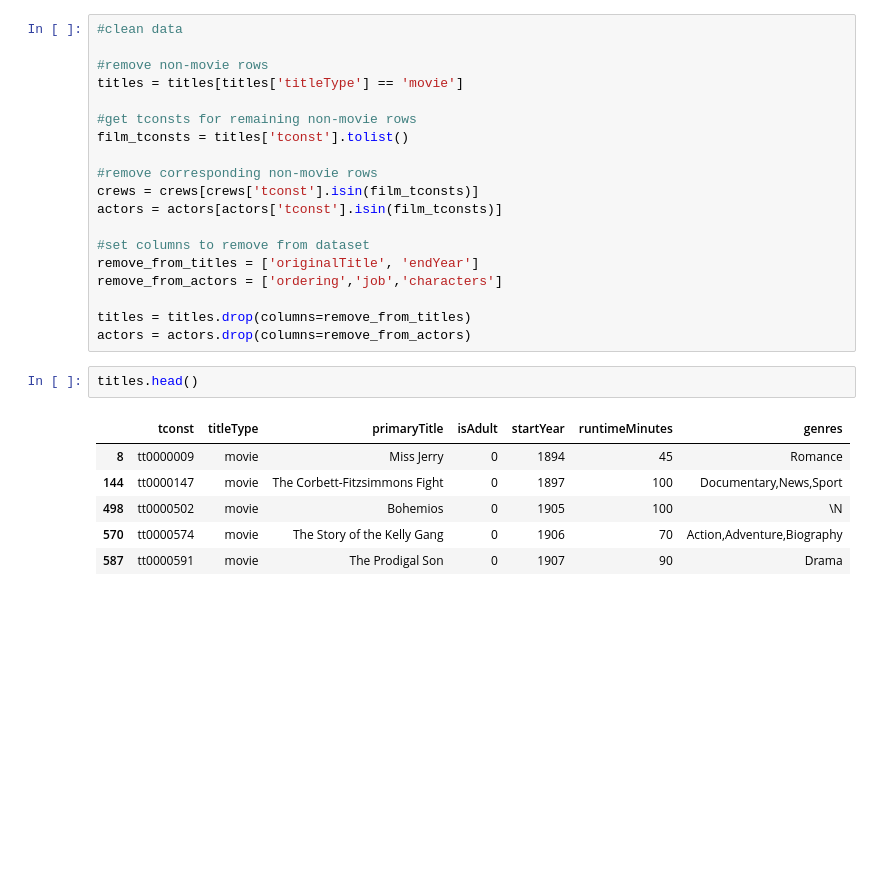
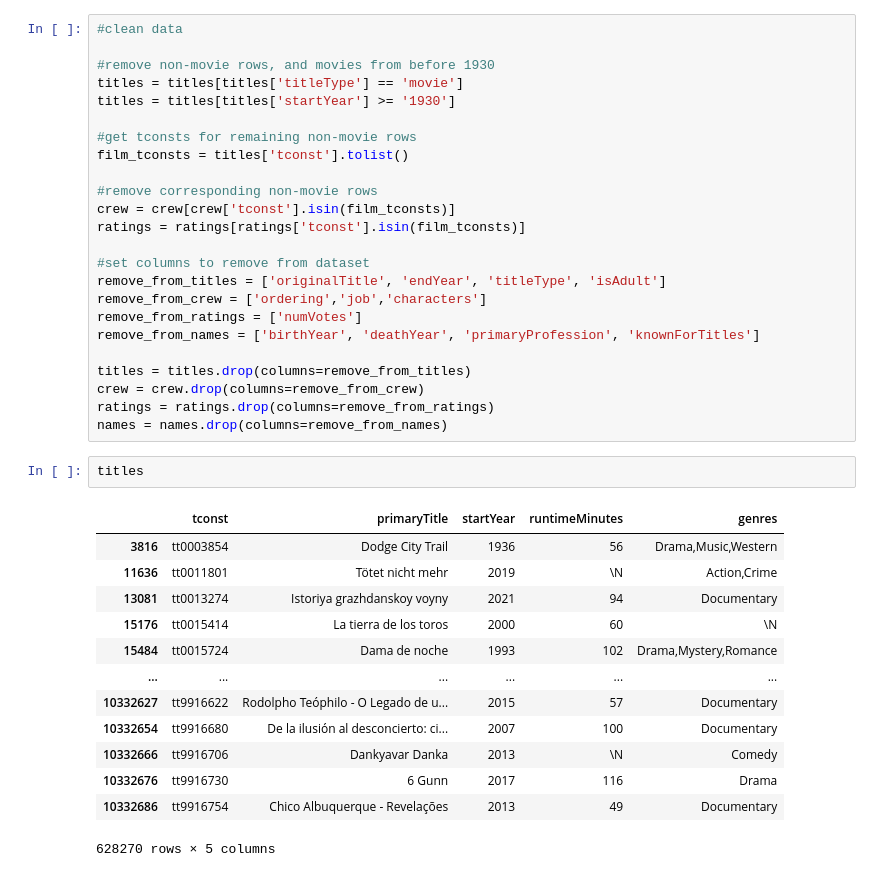
Before and after one commit to Roland-02/Cinephile.com, a Jupyter notebook: Recommend ML.ipynb, the cells around one changed output. Drawn from its saved outputs; the diff is of its cells as text; blank space fills up the shorter version.

```diff
--- a/Recommend ML.ipynb
+++ b/Recommend ML.ipynb
@@ -30,28 +41,40 @@ actors = pd.read_csv(BytesIO(title_actors_gzip), delimiter='\t')
 # %%
 #clean data
 
-#remove non-movie rows
+#remove non-movie rows, and movies from before 1930
 titles = titles[titles['titleType'] == 'movie']
+titles = titles[titles['startYear'] >= '1930']
 
 #get tconsts for remaining non-movie rows
 film_tconsts = titles['tconst'].tolist()
 
 #remove corresponding non-movie rows
-crews = crews[crews['tconst'].isin(film_tconsts)]
-actors = actors[actors['tconst'].isin(film_tconsts)]
+crew = crew[crew['tconst'].isin(film_tconsts)]
+ratings = ratings[ratings['tconst'].isin(film_tconsts)]
 
 #set columns to remove from dataset
-remove_from_titles = ['originalTitle', 'endYear']
-remove_from_actors = ['ordering','job','characters']
+remove_from_titles = ['originalTitle', 'endYear', 'titleType', 'isAdult']
+remove_from_crew = ['ordering','job','characters']
+remove_from_ratings = ['numVotes']
+remove_from_names = ['birthYear', 'deathYear', 'primaryProfession', 'knownForTitles']
 
 titles = titles.drop(columns=remove_from_titles)
-actors = actors.drop(columns=remove_from_actors)
+crew = crew.drop(columns=remove_from_crew)
+ratings = ratings.drop(columns=remove_from_ratings)
+names = names.drop(columns=remove_from_names)
 # %%
-titles.head()
+titles
 # %% [output]
-|  | tconst | titleType | primaryTitle | isAdult | startYear | runtimeMinutes | genres |
-| 8 | tt0000009 | movie | Miss Jerry | 0 | 1894 | 45 | Romance |
-| 144 | tt0000147 | movie | The Corbett-Fitzsimmons Fight | 0 | 1897 | 100 | Documentary,News,Sport |
-| 498 | tt0000502 | movie | Bohemios | 0 | 1905 | 100 | \N |
-| 570 | tt0000574 | movie | The Story of the Kelly Gang | 0 | 1906 | 70 | Action,Adventure,Biography |
-| 587 | tt0000591 | movie | The Prodigal Son | 0 | 1907 | 90 | Drama |
+|  | tconst | primaryTitle | startYear | runtimeMinutes | genres |
+| 3816 | tt0003854 | Dodge City Trail | 1936 | 56 | Drama,Music,Western |
+| 11636 | tt0011801 | Tötet nicht mehr | 2019 | \N | Action,Crime |
+| 13081 | tt0013274 | Istoriya grazhdanskoy voyny | 2021 | 94 | Documentary |
+| 15176 | tt0015414 | La tierra de los toros | 2000 | 60 | \N |
+| 15484 | tt0015724 | Dama de noche | 1993 | 102 | Drama,Mystery,Romance |
+| ... | ... | ... | ... | ... | ... |
+| 10332627 | tt9916622 | Rodolpho Teóphilo - O Legado de u... | 2015 | 57 | Documentary |
+| 10332654 | tt9916680 | De la ilusión al desconcierto: ci... | 2007 | 100 | Documentary |
+| 10332666 | tt9916706 | Dankyavar Danka | 2013 | \N | Comedy |
+| 10332676 | tt9916730 | 6 Gunn | 2017 | 116 | Drama |
+| 10332686 | tt9916754 | Chico Albuquerque - Revelações | 2013 | 49 | Documentary |
+628270 rows × 5 columns
```
Also changed, not shown: parts of 9 cells of this notebook, 1 other file.
